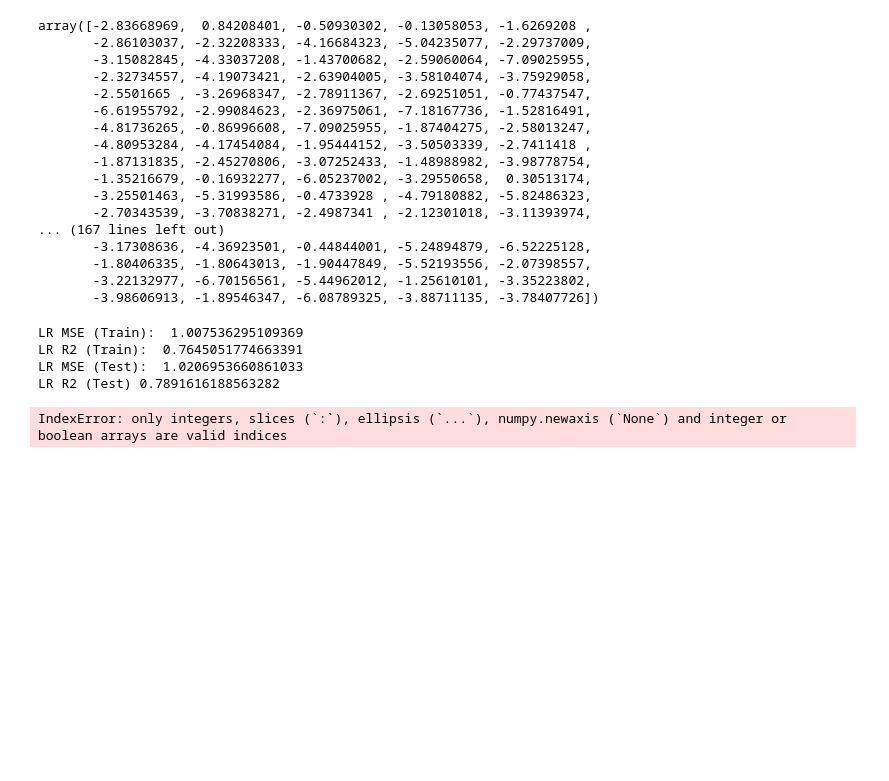
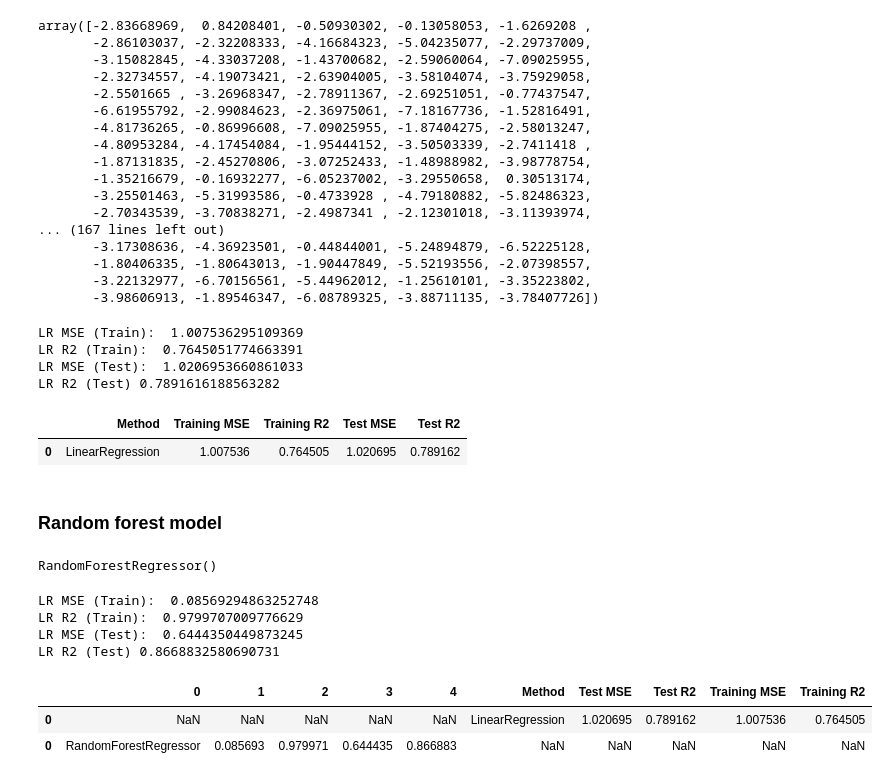
Before and after one commit to mugilan6379/solubility_model, a Jupyter notebook: test_sol.ipynb, the cells around one changed output. Cells and saved outputs as stored; diff of their text form; code cells hidden in the pictures; blank space fills up the shorter version.

Commit message:
updated linear regression and randomForestRegressor

```diff
--- a/test_sol.ipynb
+++ b/test_sol.ipynb
@@ -110,7 +110,48 @@ LR MSE (Test):  1.0206953660861033
 LR R2 (Test) 0.7891616188563282
 # %%
 lr_results=pd.DataFrame(['LinearRegression',lr_train_mse,lr_train_r2,lr_test_mse,lr_test_r2]).transpose()
-lr_results.columns['Method','Training MSE','Training R2','Test MSE','Test R2']
+lr_results.columns=['Method','Training MSE','Training R2','Test MSE','Test R2']
 lr_results
 # %% [output]
-IndexError: only integers, slices (`:`), ellipsis (`...`), numpy.newaxis (`None`) and integer or boolean arrays are valid indices
+|  | Method | Training MSE | Training R2 | Test MSE | Test R2 |
+| 0 | LinearRegression | 1.007536 | 0.764505 | 1.020695 | 0.789162 |
+# %% [markdown]
+### Random forest model
+# %%
+from sklearn.ensemble import RandomForestRegressor
+
+rf=RandomForestRegressor()
+rf.fit(X_train,y_train)
+# %% [output]
+RandomForestRegressor()
+# %%
+y_train_rf_pred = rf.predict(X_train)
+
+y_test_rf_pred = rf.predict(X_test)
+# %%
+from sklearn.metrics import mean_squared_error,r2_score
+
+rf_train_mse = mean_squared_error(y_train,y_train_rf_pred)
+rf_train_r2 = r2_score(y_train,y_train_rf_pred)
+
+rf_test_mse=mean_squared_error(y_test,y_test_rf_pred)
+rf_test_r2=r2_score(y_test,y_test_rf_pred)
+# %%
+print('LR MSE (Train): ',rf_train_mse)
+print('LR R2 (Train): ',rf_train_r2)
+print('LR MSE (Test): ',rf_test_mse)
+print('LR R2 (Test)',rf_test_r2)
+# %% [output]
+LR MSE (Train):  0.08569294863252748
+LR R2 (Train):  0.9799707009776629
+LR MSE (Test):  0.6444350449873245
+LR R2 (Test) 0.8668832580690731
+# %%
+rf_results=pd.DataFrame(['RandomForestRegressor',rf_train_mse,rf_train_r2,rf_test_mse,rf_test_r2]).transpose()
+rf_results.columns=['Method','Training MSE','Training R2','Test MSE','Test R2']
+df=pd.concat([lr_results,rf_results],axis=0)
+df
+# %% [output]
+|  | 0 | 1 | 2 | 3 | 4 | Method | Test MSE | Test R2 | Training MSE | Training R2 |
+| 0 | NaN | NaN | NaN | NaN | NaN | LinearRegression | 1.020695 | 0.789162 | 1.007536 | 0.764505 |
+| 0 | RandomForestRegressor | 0.085693 | 0.979971 | 0.644435 | 0.866883 | NaN | NaN | NaN | NaN | NaN |
```
